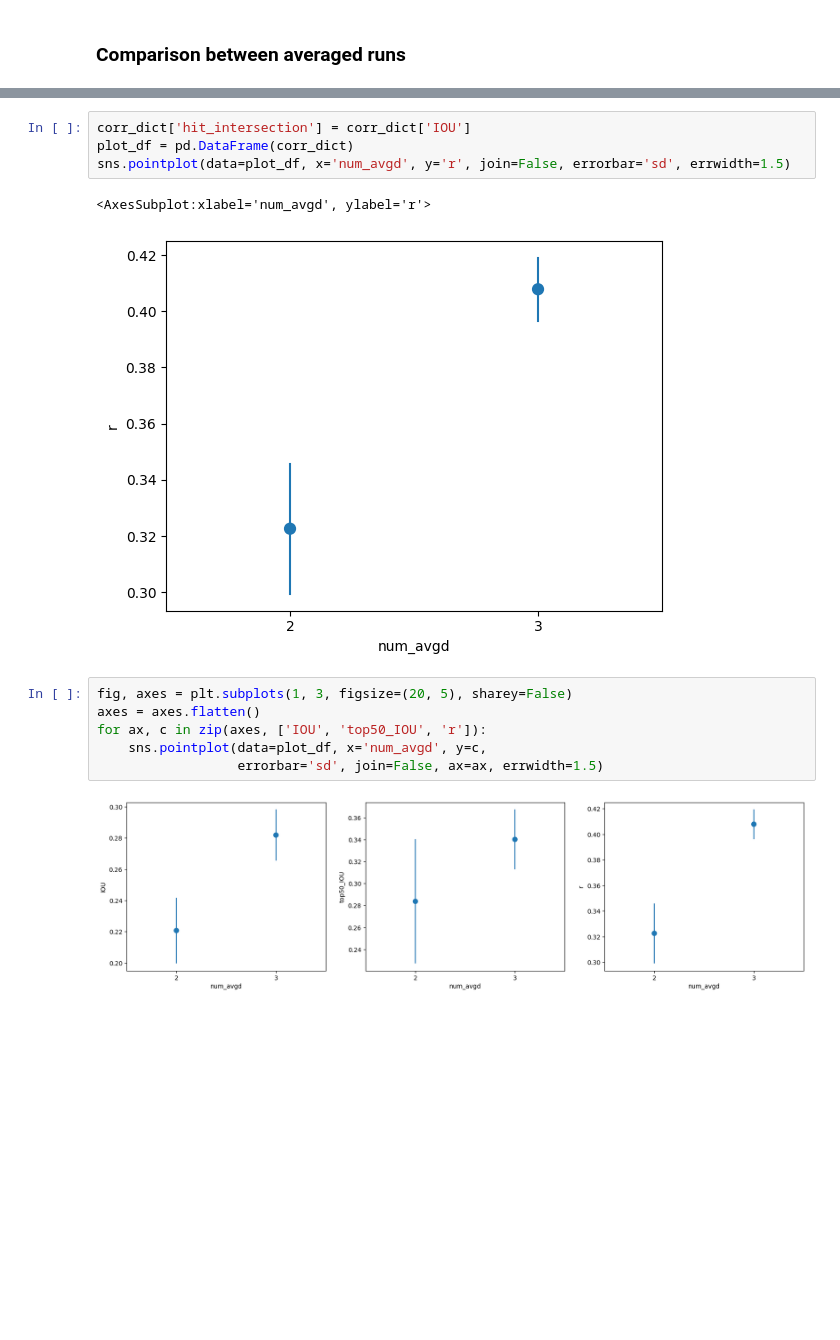
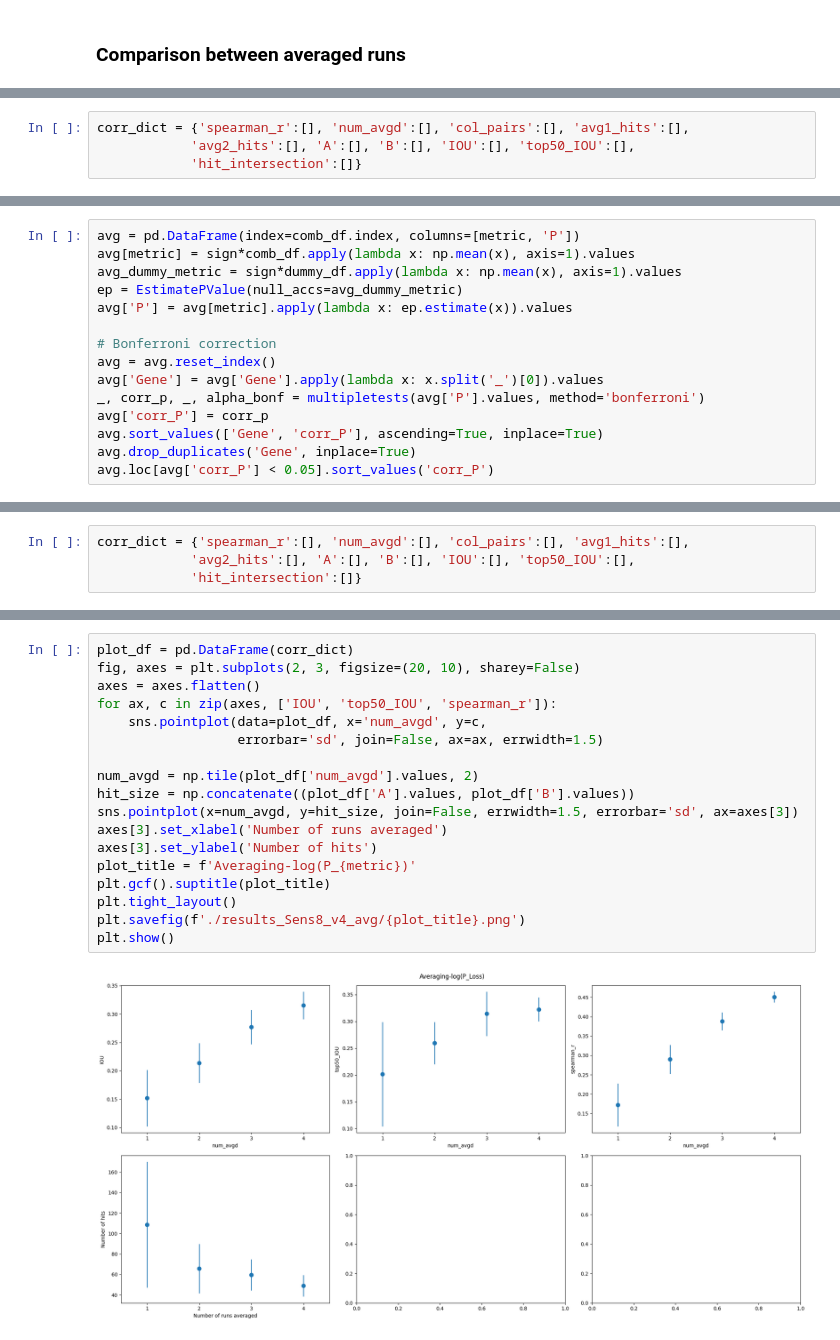
Before and after one commit to titoghose/GWANN, a Jupyter notebook: Code_AD/sensitivity_plots.ipynb, the cells around one changed output, grey strips where cells are left out. Cells and saved outputs as stored; diff of their text form; blank space fills up the shorter version.

Commit message:
Sens8_v4 8 run average summary.
- Sensitivity_analysis.ipynb file

```diff
--- a/Code_AD/sensitivity_plots.ipynb
+++ b/Code_AD/sensitivity_plots.ipynb
@@ -1126,0 +1153,4 @@ sns.pointplot(data=string_enrichment, x='Num_runs_avgd', y='-log10(PPI enrichmen
+# %%
+corr_dict = {'spearman_r':[], 'num_avgd':[], 'col_pairs':[], 'avg1_hits':[],
+            'avg2_hits':[], 'A':[], 'B':[], 'IOU':[], 'top50_IOU':[],
+            'hit_intersection':[]}
@@ -1126,0 +1303,15 @@ sns.pointplot(data=string_enrichment, x='Num_runs_avgd', y='-log10(PPI enrichmen
+# %%
+avg = pd.DataFrame(index=comb_df.index, columns=[metric, 'P'])
+avg[metric] = sign*comb_df.apply(lambda x: np.mean(x), axis=1).values
+avg_dummy_metric = sign*dummy_df.apply(lambda x: np.mean(x), axis=1).values
+ep = EstimatePValue(null_accs=avg_dummy_metric)
+avg['P'] = avg[metric].apply(lambda x: ep.estimate(x)).values
+
+# Bonferroni correction
+avg = avg.reset_index()
+avg['Gene'] = avg['Gene'].apply(lambda x: x.split('_')[0]).values
+_, corr_p, _, alpha_bonf = multipletests(avg['P'].values, method='bonferroni')
+avg['corr_P'] = corr_p
+avg.sort_values(['Gene', 'corr_P'], ascending=True, inplace=True)
+avg.drop_duplicates('Gene', inplace=True)
+avg.loc[avg['corr_P'] < 0.05].sort_values('corr_P')
@@ -1127 +1373,5 @@ sns.pointplot(data=string_enrichment, x='Num_runs_avgd', y='-log10(PPI enrichmen
+# %%
+corr_dict = {'spearman_r':[], 'num_avgd':[], 'col_pairs':[], 'avg1_hits':[],
+            'avg2_hits':[], 'A':[], 'B':[], 'IOU':[], 'top50_IOU':[],
+            'hit_intersection':[]}
 # %%
@@ -1194,15 +1460,20 @@ for r in [2, 3]:
-# %%
-corr_dict['hit_intersection'] = corr_dict['IOU']
-plot_df = pd.DataFrame(corr_dict)
-sns.pointplot(data=plot_df, x='num_avgd', y='r', join=False, errorbar='sd', errwidth=1.5)
-# %% [output]
-<AxesSubplot:xlabel='num_avgd', ylabel='r'>
-[figure, removed]
 # %%
-fig, axes = plt.subplots(1, 3, figsize=(20, 5), sharey=False)
+plot_df = pd.DataFrame(corr_dict)
+fig, axes = plt.subplots(2, 3, figsize=(20, 10), sharey=False)
 axes = axes.flatten()
-for ax, c in zip(axes, ['IOU', 'top50_IOU', 'r']):
+for ax, c in zip(axes, ['IOU', 'top50_IOU', 'spearman_r']):
     sns.pointplot(data=plot_df, x='num_avgd', y=c,
                   errorbar='sd', join=False, ax=ax, errwidth=1.5)
+
+num_avgd = np.tile(plot_df['num_avgd'].values, 2)
+hit_size = np.concatenate((plot_df['A'].values, plot_df['B'].values))
+sns.pointplot(x=num_avgd, y=hit_size, join=False, errwidth=1.5, errorbar='sd', ax=axes[3])
+axes[3].set_xlabel('Number of runs averaged')
+axes[3].set_ylabel('Number of hits')
+plot_title = f'Averaging-log(P_{metric})'
+plt.gcf().suptitle(plot_title)
+plt.tight_layout()
+plt.savefig(f'./results_Sens8_v4_avg/{plot_title}.png')
+plt.show()
 # %% [output]
-[figure, old version]
+[figure, new version]
```
Also changed, not shown: parts of 26 cells of this notebook, 7 other files.
